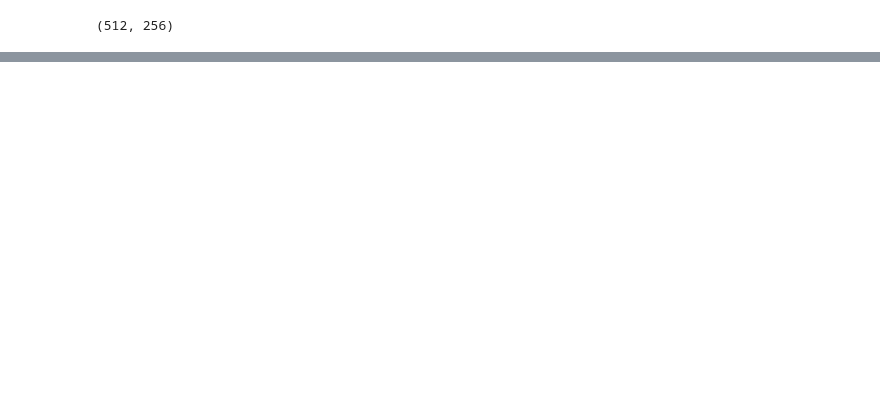
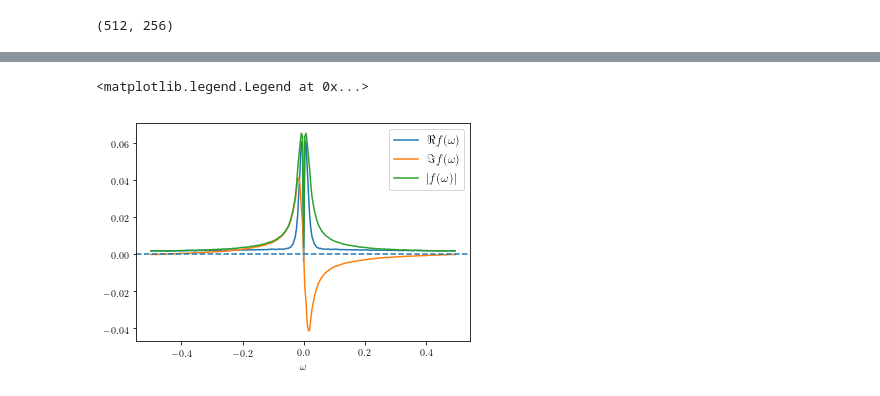
Before and after one commit to mlazarn/Summer18Research, a Jupyter notebook: MonteCarloSim/Untitled6.ipynb, the cells around one changed output, grey strips where cells are left out. Saved outputs shown, nothing was run; the diff lists cells and outputs as text; code cells hidden in the pictures; blank space fills up the shorter version.

```diff
--- a/MonteCarloSim/Untitled6.ipynb
+++ b/MonteCarloSim/Untitled6.ipynb
@@ -90 +101,17 @@ ax2.legend(fontsize='large')
+# %%
+fig0, ax0 = plt.subplots(facecolor="white")
+#ax0.plot(w[0:N//2], FFR[0:N//2], label=r'$\Re f(\omega)$')
+#ax0.plot(w[0:N//2], FFI[0:N//2], label=r'$\Im f(\omega)$')
+#ax0.plot(w[0:N//2], FFA[0:N//2], label=r'$|f(\omega)|$')
+ax0.plot(fftshift(w), fftshift(FFR), label=r'$\Re f(\omega)$')
+ax0.plot(fftshift(w), fftshift(FFI), label=r'$\Im f(\omega)$')
+ax0.plot(fftshift(w), fftshift(FFA), label=r'$|f(\omega)|$')
+ax0.axhline(0.0, linestyle='--')
+ax0.set_xlabel(r'$\omega$')
+#ax0.set_ylabel(r'$\langle C(\omega)\rangle$')
+#ax0.set_ylim(bottom=-0.02, top=0.12)
+ax0.legend(fontsize='large')
+# %% [output]
+<matplotlib.legend.Legend at 0x...>
+[figure, added]
 # %%
```
Also changed, not shown: parts of 12 cells of this notebook, 5 other files.
